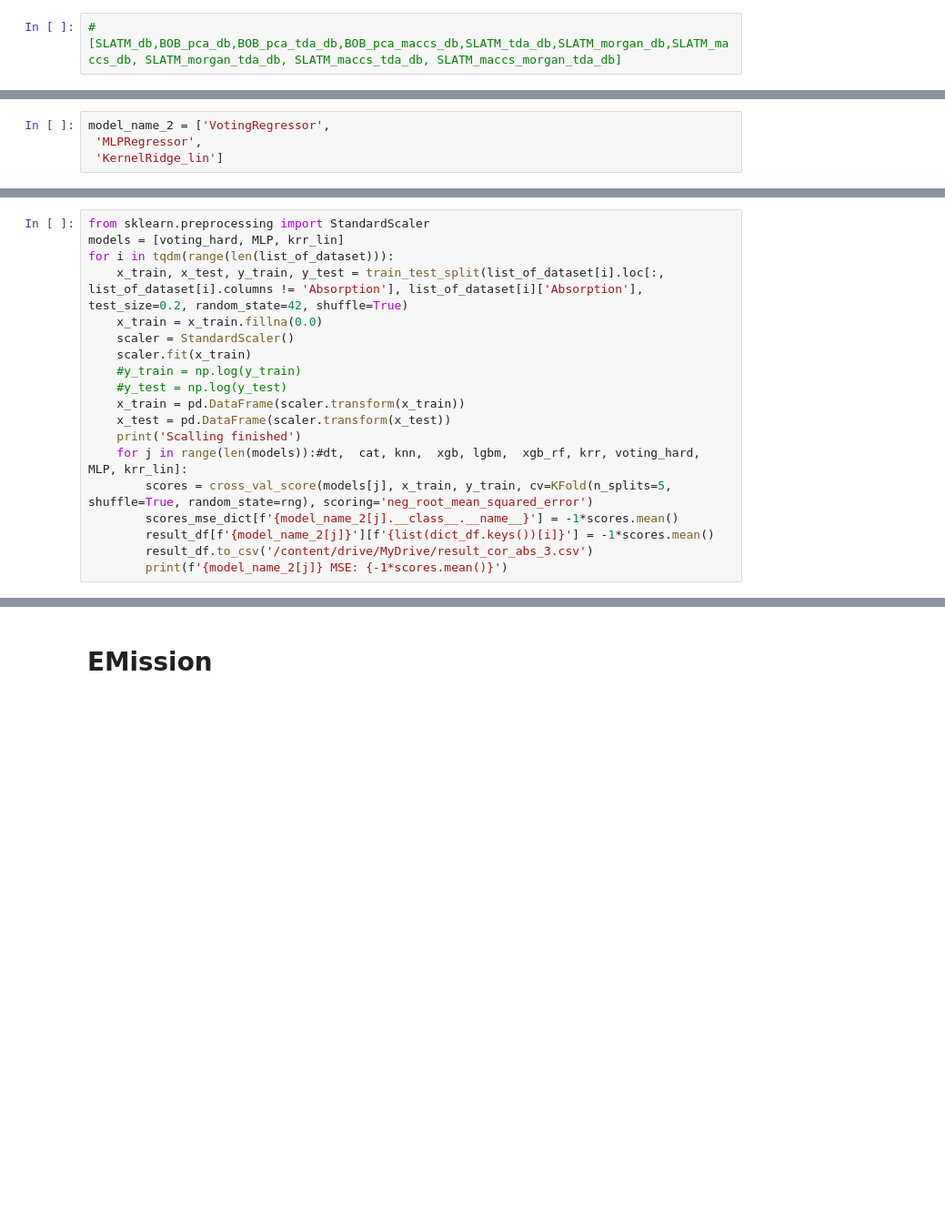
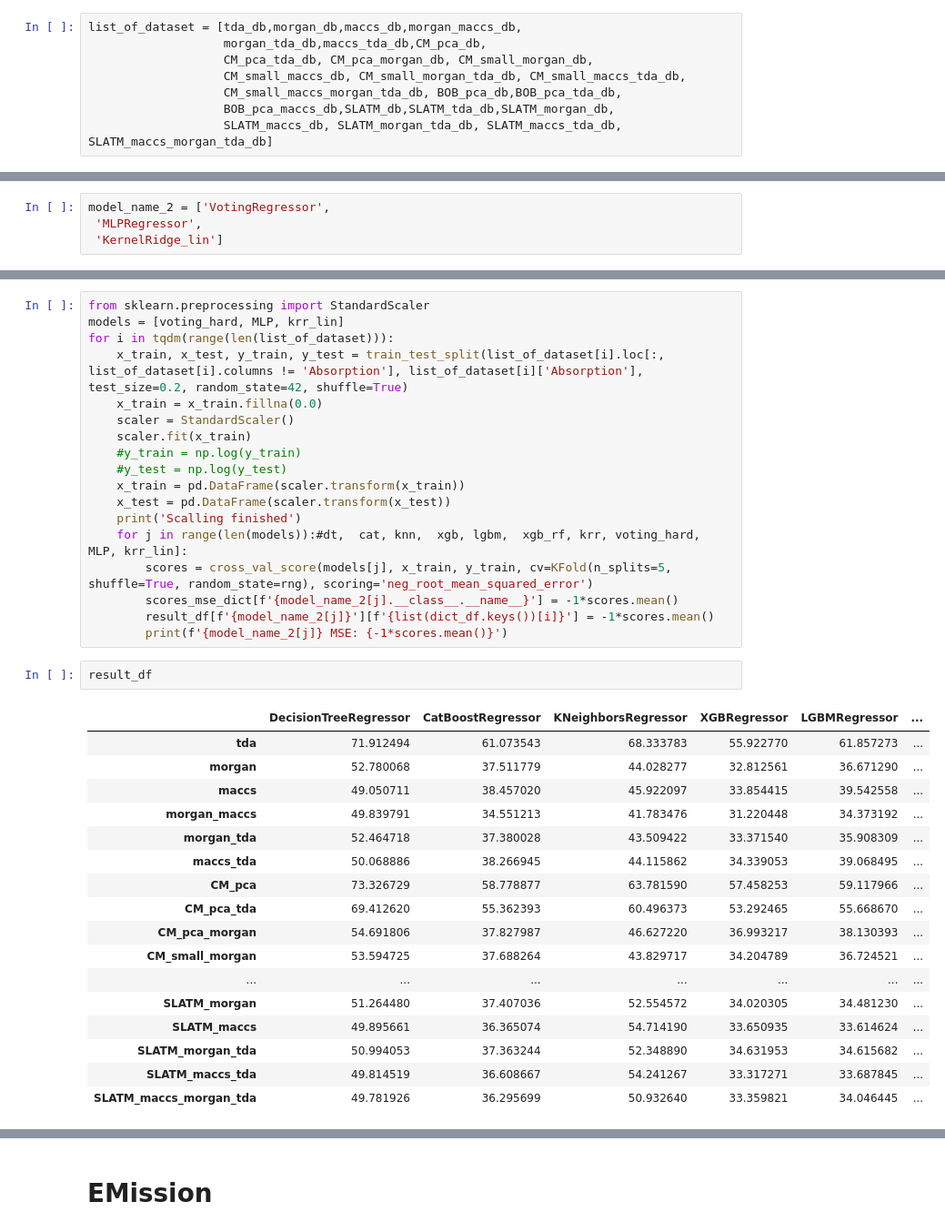
Before and after one commit to Yagr49/Photocatalyst_NN, a Jupyter notebook: notebooks/Validate_model_for_descriptors_correlation.ipynb, the cells around one changed output, grey strips where cells are left out. Shown at 91% size. Cells and saved outputs as stored; diff of their text form; blank space fills up the shorter version.

```diff
--- a/notebooks/Validate_model_for_descriptors_correlation.ipynb
+++ b/notebooks/Validate_model_for_descriptors_correlation.ipynb
@@ -145,2 +143,8 @@ list_of_dataset = [SLATM_db]
 # %%
-#[SLATM_db,BOB_pca_db,BOB_pca_tda_db,BOB_pca_maccs_db,SLATM_tda_db,SLATM_morgan_db,SLATM_maccs_db, SLATM_morgan_tda_db, SLATM_maccs_tda_db, SLATM_maccs_morgan_tda_db]
+list_of_dataset = [tda_db,morgan_db,maccs_db,morgan_maccs_db,
+                   morgan_tda_db,maccs_tda_db,CM_pca_db,
+                   CM_pca_tda_db, CM_pca_morgan_db, CM_small_morgan_db,
+                   CM_small_maccs_db, CM_small_morgan_tda_db, CM_small_maccs_tda_db,
+                   CM_small_maccs_morgan_tda_db, BOB_pca_db,BOB_pca_tda_db,
+                   BOB_pca_maccs_db,SLATM_db,SLATM_tda_db,SLATM_morgan_db,
+                   SLATM_maccs_db, SLATM_morgan_tda_db, SLATM_maccs_tda_db, SLATM_maccs_morgan_tda_db]
@@ -176,5 +202,24 @@ for i in tqdm(range(len(list_of_dataset))):
         scores = cross_val_score(models[j], x_train, y_train, cv=KFold(n_splits=5, shuffle=True, random_state=rng), scoring='neg_root_mean_squared_error')
         scores_mse_dict[f'{model_name_2[j].__class__.__name__}'] = -1*scores.mean()
         result_df[f'{model_name_2[j]}'][f'{list(dict_df.keys())[i]}'] = -1*scores.mean()
-        result_df.to_csv('/content/drive/MyDrive/result_cor_abs_3.csv')
         print(f'{model_name_2[j]} MSE: {-1*scores.mean()}')
+# %%
+result_df
+# %% [output]
+|  | DecisionTreeRegressor | CatBoostRegressor | KNeighborsRegressor | XGBRegressor | LGBMRegressor | ... |
+| tda | 71.912494 | 61.073543 | 68.333783 | 55.922770 | 61.857273 | ... |
+| morgan | 52.780068 | 37.511779 | 44.028277 | 32.812561 | 36.671290 | ... |
+| maccs | 49.050711 | 38.457020 | 45.922097 | 33.854415 | 39.542558 | ... |
+| morgan_maccs | 49.839791 | 34.551213 | 41.783476 | 31.220448 | 34.373192 | ... |
+| morgan_tda | 52.464718 | 37.380028 | 43.509422 | 33.371540 | 35.908309 | ... |
+| maccs_tda | 50.068886 | 38.266945 | 44.115862 | 34.339053 | 39.068495 | ... |
+| CM_pca | 73.326729 | 58.778877 | 63.781590 | 57.458253 | 59.117966 | ... |
+| CM_pca_tda | 69.412620 | 55.362393 | 60.496373 | 53.292465 | 55.668670 | ... |
+| CM_pca_morgan | 54.691806 | 37.827987 | 46.627220 | 36.993217 | 38.130393 | ... |
+| CM_small_morgan | 53.594725 | 37.688264 | 43.829717 | 34.204789 | 36.724521 | ... |
+| ... | ... | ... | ... | ... | ... | ... |
+| SLATM_morgan | 51.264480 | 37.407036 | 52.554572 | 34.020305 | 34.481230 | ... |
+| SLATM_maccs | 49.895661 | 36.365074 | 54.714190 | 33.650935 | 33.614624 | ... |
+| SLATM_morgan_tda | 50.994053 | 37.363244 | 52.348890 | 34.631953 | 34.615682 | ... |
+| SLATM_maccs_tda | 49.814519 | 36.608667 | 54.241267 | 33.317271 | 33.687845 | ... |
+| SLATM_maccs_morgan_tda | 49.781926 | 36.295699 | 50.932640 | 33.359821 | 34.046445 | ... |
```
Also changed, not shown: parts of 22 cells of this notebook.
